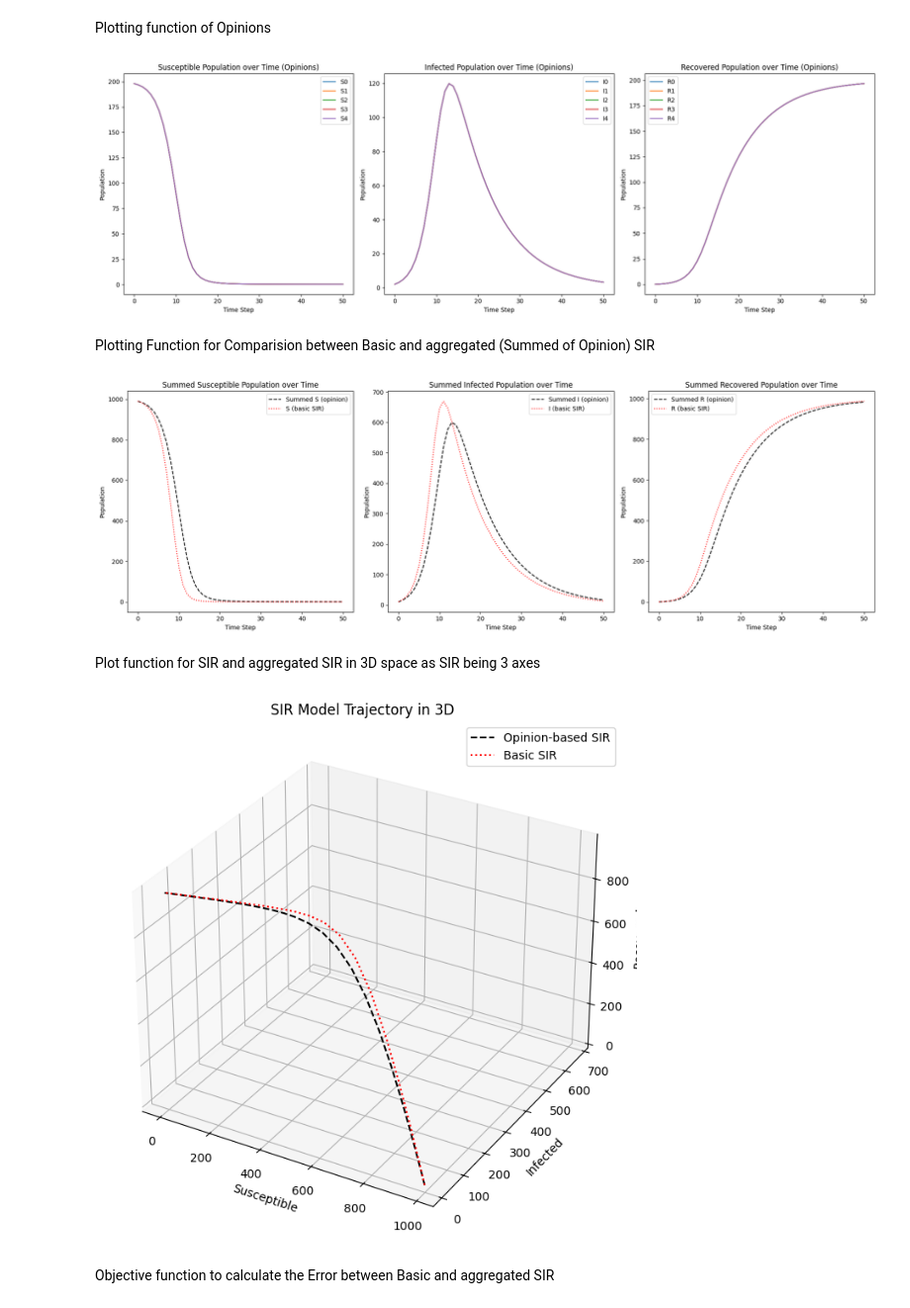
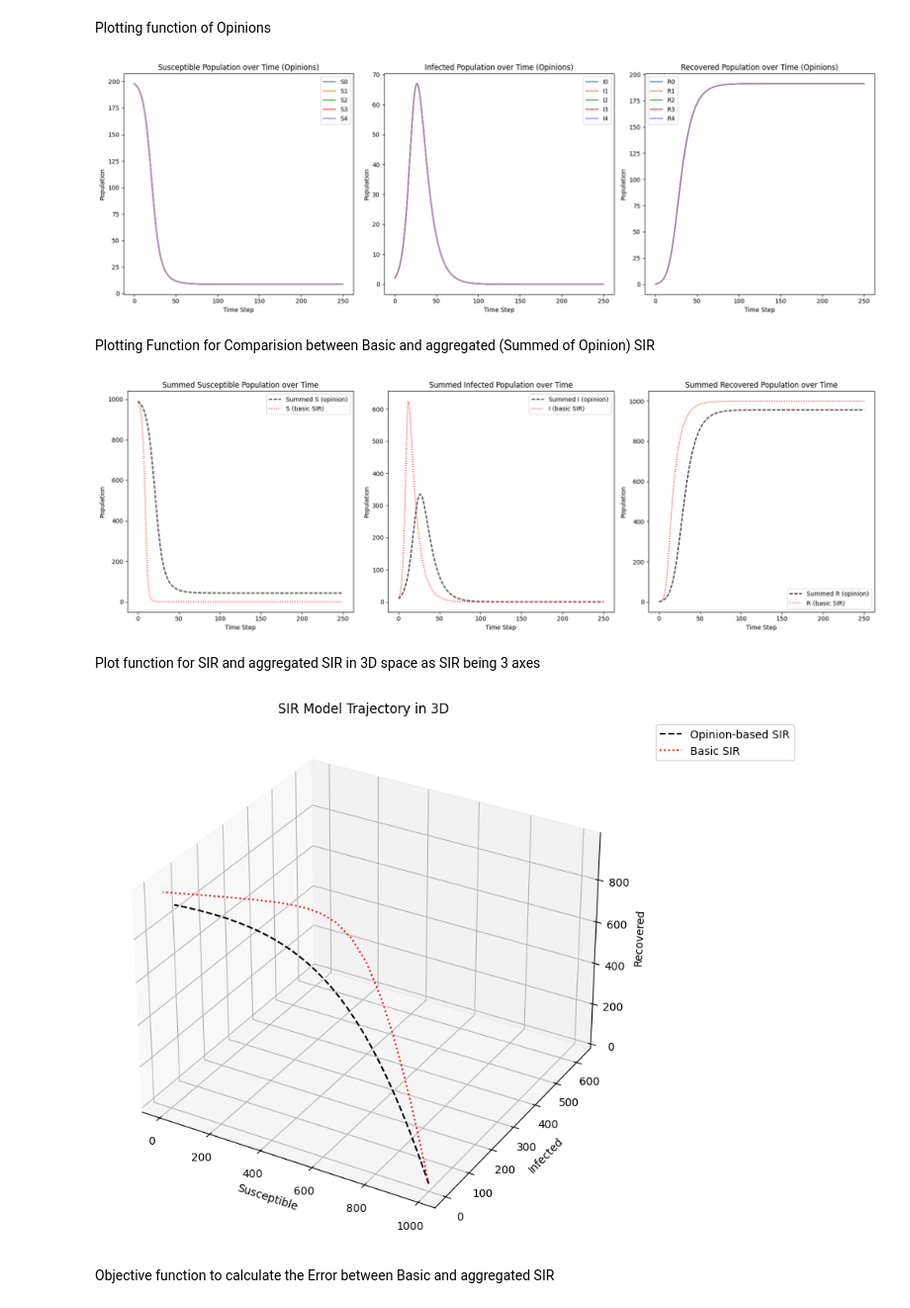
Before and after one commit to mohdkashifansari/Influence_of_Opinion_Dynamics_on_Disease_Spread, a Jupyter notebook: F_F_Code.ipynb, the cells around one changed output. Shown at 99% size. Cells and saved outputs as stored; diff of their text form; code cells hidden in the pictures.

Commit message:
Optimize SIR Model and Opinion dynamics notebook with improved beta and gamma values

```diff
--- a/F_F_Code.ipynb
+++ b/F_F_Code.ipynb
@@ -11,7 +11,7 @@ from scipy.optimize import minimize
 Softmax
 # %%
 def pii(q):
-    return 1 / (1 + np.exp(q)), np.exp(q) / (1 + np.exp(q))
+    return 1 / (1 + np.exp(-q)), np.exp(-q) / (1 + np.exp(-q))
 # %% [markdown]
 Transition Matrix
 # %%
@@ -86,10 +86,10 @@ init_state = (int_S, int_I, int_R)
 
 init_opinion_state = np.array([int_S // n] * n + [int_I // n] * n + [int_R // n] * n)
 
-q = np.array([-1 * i for i in range(n)])
-beta = 0.8  # infection rate
+q = np.array([-.1 * i for i in range(n)])
+beta = 0.7  # infection rate
 gamma = 0.1  # recovery rate
-steps = 50  # Number of time steps to simulate
+steps = 250  # Number of time steps to simulate
 
 populations = simulate_transition(init_opinion_state, beta, gamma, steps, q)
 basic_SIR_populations = simulate_basic_SIR(init_state, beta, gamma, steps)
@@ -125,7 +125,7 @@ def plot_opinion_results(populations, n):
 
 plot_opinion_results(populations, n)
 # %% [output]
-[figure, old version]
+[figure, new version]
 # %% [markdown]
 Plotting Function for Comparision between Basic and aggregated (Summed of Opinion) SIR
 # %%
@@ -164,40 +164,42 @@ def plot_results(populations, basic_SIR_populations, n):
 
 plot_results(populations, basic_SIR_populations, n)
 # %% [output]
-[figure, old version]
+[figure, new version]
 # %% [markdown]
 Plot function for SIR and aggregated SIR in 3D space as SIR being 3 axes
 # %%
 def plot_3d_results_2(populations, basic_SIR_populations):
     # Extract populations for opinion-based model
     n = len(populations[0]) // 3
     S_opinion = np.array([sum(pop[:n]) for pop in populations])
     I_opinion = np.array([sum(pop[n:2*n]) for pop in populations])
     R_opinion = np.array([sum(pop[2*n:3*n]) for pop in populations])
 
     # Extract populations for basic SIR model
     S_basic = np.array([pop[0] for pop in basic_SIR_populations])
     I_basic = np.array([pop[1] for pop in basic_SIR_populations])
     R_basic = np.array([pop[2] for pop in basic_SIR_populations])
 
     # Plotting the 3D trajectory
     fig = plt.figure(figsize=(10, 8))
     ax = fig.add_subplot(111, projection='3d')
 
     ax.plot(S_opinion, I_opinion, R_opinion, label='Opinion-based SIR', linestyle='--', color='black')
     ax.plot(S_basic, I_basic, R_basic, label='Basic SIR', linestyle=':', color='red')
 
     ax.set_xlabel('Susceptible')
     ax.set_ylabel('Infected')
     ax.set_zlabel('Recovered')
     ax.set_title('SIR Model Trajectory in 3D')
-    ax.legend()
+    ax.legend(bbox_to_anchor=(1.05, 1), loc='upper left')
+
+    plt.tight_layout(pad=4.0)
 
     plt.show()
 
 plot_3d_results_2(populations, basic_SIR_populations)
 # %% [output]
-[figure, old version]
+[figure, new version]
 # %% [markdown]
 Objective function to calculate the Error between Basic and aggregated SIR
 # %%
```
Also changed, not shown: parts of 6 cells of this notebook, 5 other files.
